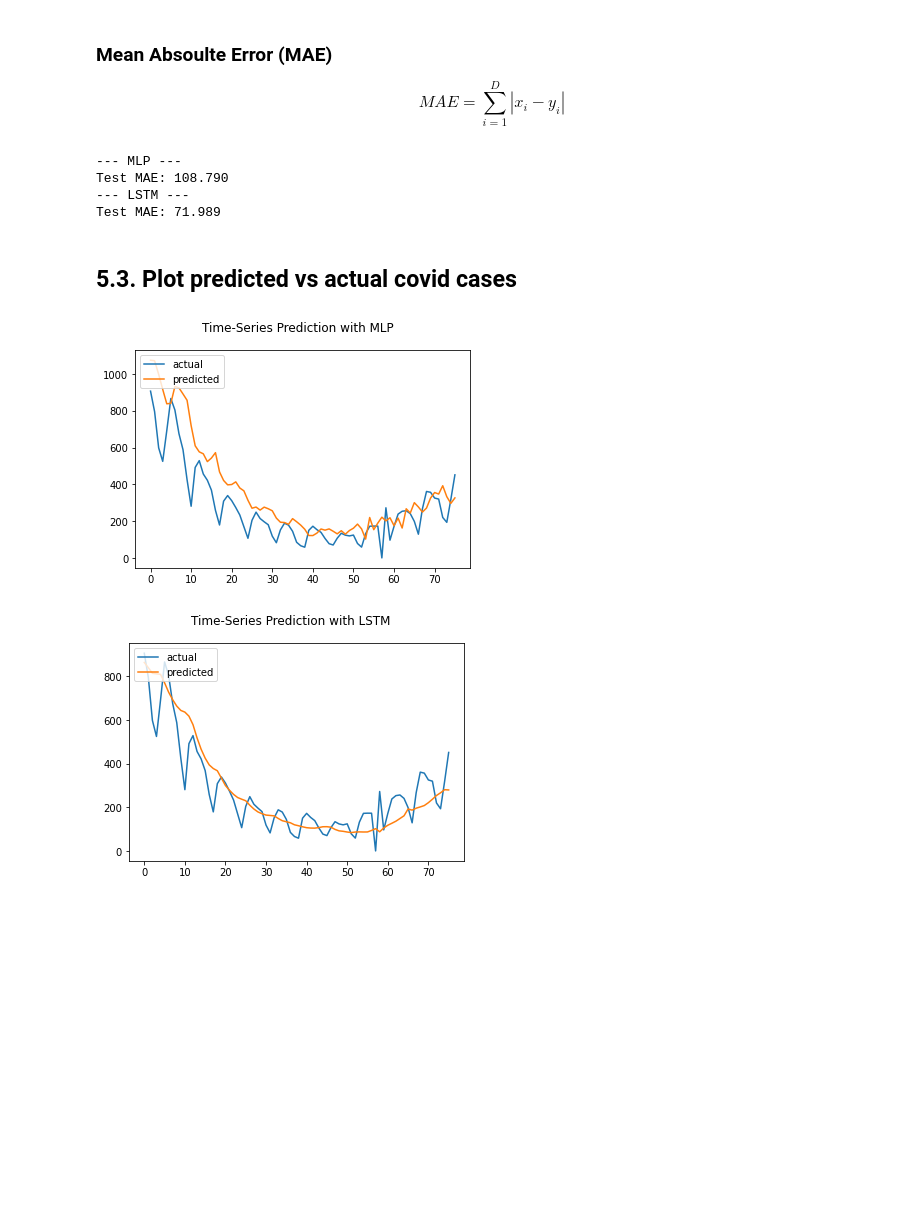
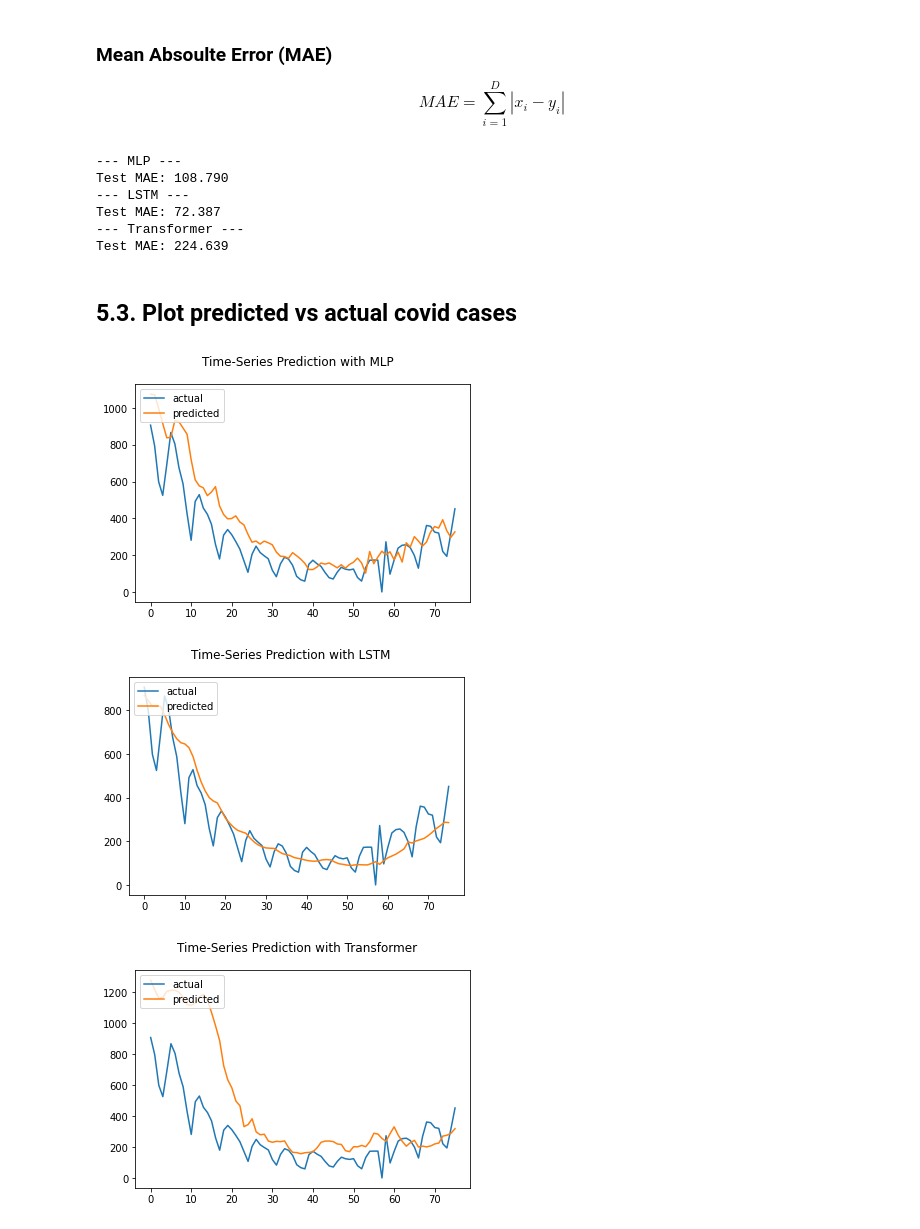
Before and after one commit to MITCriticalData-Colombia/Covid_Media_Cloud, a Jupyter notebook: introductory_training(regression).ipynb, the cells around one changed output. Cells and saved outputs as stored; diff of their text form; code cells hidden in the pictures; blank space fills up the shorter version.

```diff
--- a/introductory_training(regression).ipynb
+++ b/introductory_training(regression).ipynb
@@ -998,4 +1091,7 @@ inv_yhat, inv_y = test_model(model=mlp, test_X=test_X, test_y=test_y, scaler=y_s
 
 # With LSTM:
 inv_yhat_lstm, inv_y_lstm = test_model(model=model, test_X=test_X, test_y=test_y, scaler=y_scaler, rnn = True)
+
+# With Transformer:
+inv_yhat_transformer, inv_y_transformer = test_model(model=transformer, test_X=test_X, test_y=test_y, scaler=y_scaler, rnn = True)
 # %% [output]
@@ -1069,11 +1174,17 @@ print('Test MAE: %.3f' % mae)
 print('--- LSTM ---')
 mae = mean_absolute_error(inv_y_lstm, inv_yhat_lstm)
 print('Test MAE: %.3f' % mae)
+
+print('--- Transformer ---')
+mae = mean_absolute_error(inv_y_transformer, inv_yhat_transformer)
+print('Test MAE: %.3f' % mae)
 # %% [output]
 --- MLP ---
 Test MAE: 108.790
 --- LSTM ---
-Test MAE: 71.989
+Test MAE: 72.387
+--- Transformer ---
+Test MAE: 224.639
 # %% [markdown]
 ## 5.3. Plot predicted vs actual covid cases
 # %%
@@ -1093,9 +1204,13 @@ def plot_predictions(inv_y, inv_yhat, model_name = ''):
 # %%
 # MLP
 plot_predictions(inv_y, inv_yhat, model_name = 'MLP')
 
 # LSTM
 plot_predictions(inv_y_lstm, inv_yhat_lstm, model_name = 'LSTM')
+
+# Transformer
+plot_predictions(inv_y_transformer, inv_yhat_transformer, model_name = 'Transformer')
 # %% [output]
 [figure]
 [figure]
+[figure, added]
```
Also changed, not shown: parts of 34 cells of this notebook.
